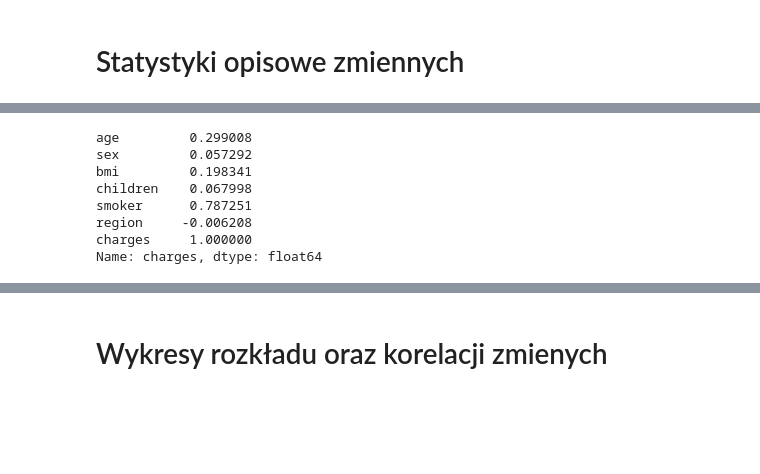
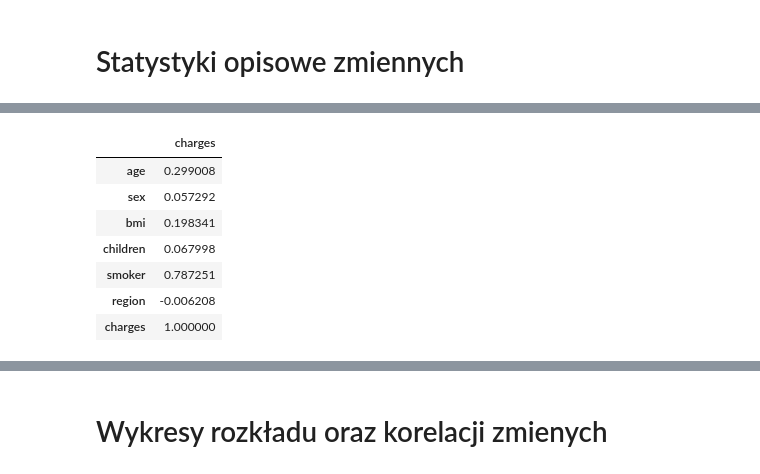
Before and after one commit to Damianoo00/sgh_python, a Jupyter notebook: 10-Homework_3/homework_3.ipynb, the cells around one changed output, grey strips where cells are left out. Cells and saved outputs as stored; diff of their text form; code cells hidden in the pictures; blank space fills up the shorter version.

```diff
--- a/10-Homework_3/homework_3.ipynb
+++ b/10-Homework_3/homework_3.ipynb
@@ -88,11 +99,11 @@ l_df.describe()
 # %%
-l_df.corr()["charges"]
+pd.DataFrame(l_df.corr()["charges"])
 # %% [output]
-age         0.299008
-sex         0.057292
-bmi         0.198341
-children    0.067998
-smoker      0.787251
-region     -0.006208
-charges     1.000000
-Name: charges, dtype: float64
+|  | charges |
+| age | 0.299008 |
+| sex | 0.057292 |
+| bmi | 0.198341 |
+| children | 0.067998 |
+| smoker | 0.787251 |
+| region | -0.006208 |
+| charges | 1.000000 |
```
Also changed, not shown: parts of 37 cells of this notebook.
